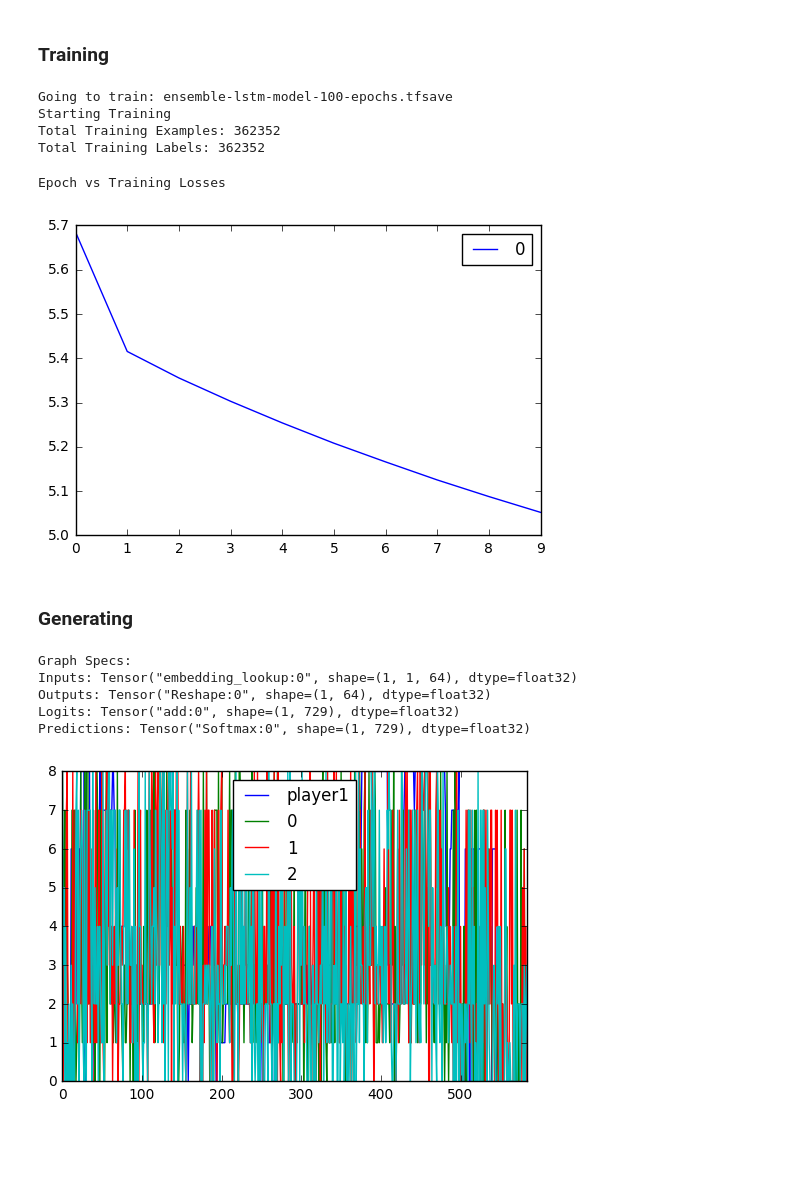
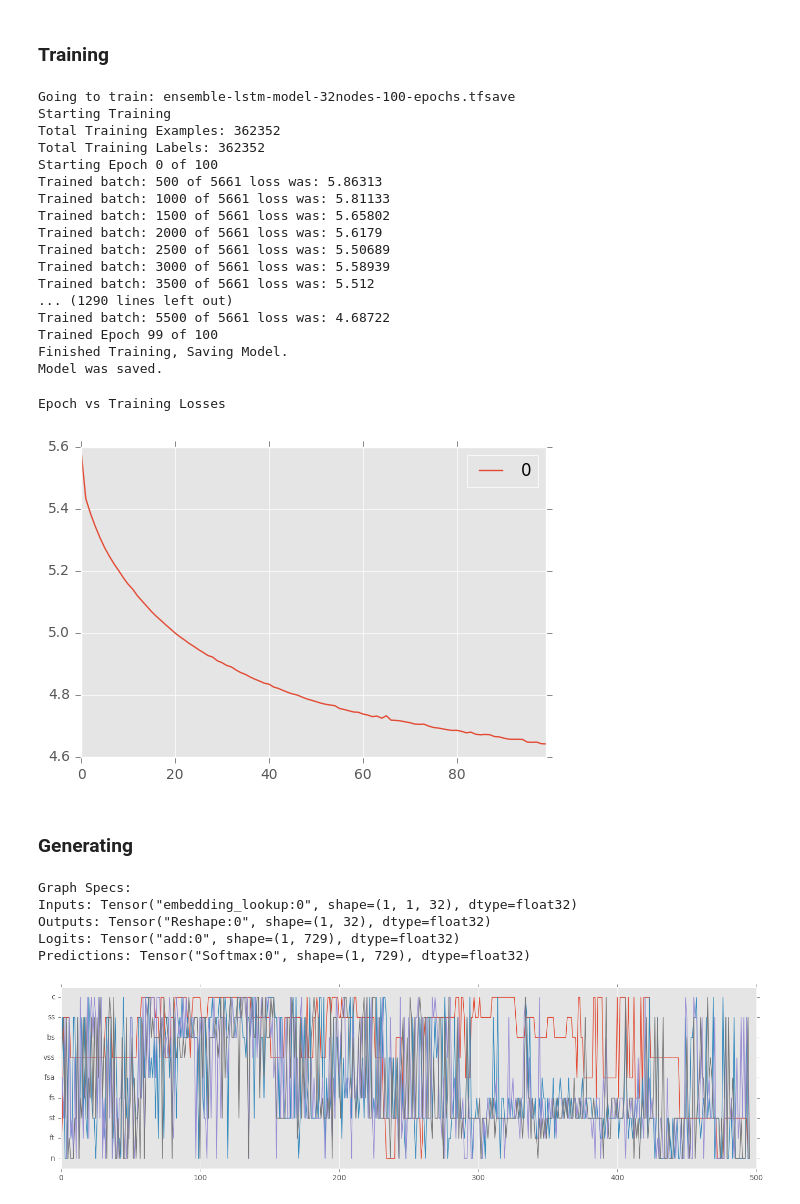
Before and after one commit to cpmpercussion/gesture-rnn, a Jupyter notebook: ensemble-level-LSTM-model.ipynb, the cells around one changed output. Drawn from its saved outputs; the diff is of its cells as text; code cells hidden in the pictures; blank space fills up the shorter version.

Commit message:
adding in trained models

```diff
--- a/ensemble-level-LSTM-model.ipynb
+++ b/ensemble-level-LSTM-model.ipynb
@@ -164,7 +162,7 @@ def reset_graph():
 
 ## Training Network
 ## Hyperparameters for training
-num_nodes = 64
+num_nodes = 32 # tried 64
 num_classes = vocabulary_size
 num_output_classes = vocabulary_size ** num_output_performers
 batch_size = 64
@@ -225,7 +223,7 @@ Predictions: Tensor("Softmax:0", shape=(7680, 729), dtype=float32)
 num_epochs = 100
 tf.set_random_seed(2345)
 
-model_name = "ensemble-lstm-model-" + str(num_epochs) +  "-epochs.tfsave"
+model_name = "ensemble-lstm-model-32nodes-" + str(num_epochs) +  "-epochs.tfsave"
 print("Going to train: " + model_name)
 
 with tf.Session() as sess:
@@ -260,10 +258,23 @@ with tf.Session() as sess:
     print("Model was saved.")
     #tf.train.Saver()
 # %% [output]
-Going to train: ensemble-lstm-model-100-epochs.tfsave
+Going to train: ensemble-lstm-model-32nodes-100-epochs.tfsave
 Starting Training
 Total Training Examples: 362352
 Total Training Labels: 362352
+Starting Epoch 0 of 100
+Trained batch: 500 of 5661 loss was: 5.86313
+Trained batch: 1000 of 5661 loss was: 5.81133
+Trained batch: 1500 of 5661 loss was: 5.65802
+Trained batch: 2000 of 5661 loss was: 5.6179
+Trained batch: 2500 of 5661 loss was: 5.50689
+Trained batch: 3000 of 5661 loss was: 5.58939
+Trained batch: 3500 of 5661 loss was: 5.512
+... (1290 lines left out)
+Trained batch: 5500 of 5661 loss was: 4.68722
+Trained Epoch 99 of 100
+Finished Training, Saving Model.
+Model was saved.
 # %%
 ## Plot Training Results:
 a = pd.DataFrame(training_losses)
@@ -271,7 +282,7 @@ print("Epoch vs Training Losses")
 plt.show(a.plot())
 # %% [output]
 Epoch vs Training Losses
-[figure, old version]
+[figure, new version]
 # %% [markdown]
 ### Generating
 # %%
@@ -316,8 +327,8 @@ with graph.as_default():
     print("Predictions: " + str(predictions))
 # %% [output]
 Graph Specs:
-Inputs: Tensor("embedding_lookup:0", shape=(1, 1, 64), dtype=float32)
-Outputs: Tensor("Reshape:0", shape=(1, 64), dtype=float32)
+Inputs: Tensor("embedding_lookup:0", shape=(1, 1, 32), dtype=float32)
+Outputs: Tensor("Reshape:0", shape=(1, 32), dtype=float32)
 Logits: Tensor("add:0", shape=(1, 729), dtype=float32)
 Predictions: Tensor("Softmax:0", shape=(1, 729), dtype=float32)
 # %%
@@ -330,33 +341,33 @@ player_one = player_one.tolist()
 
 with tf.Session() as sess:
     # possibly restore all variables
     sess.run(tf.initialize_all_variables())
     saver.restore(sess, "./"+model_name)
 
     # start generating output
     state = None
     output_perf = []
 
     for current_step in player_one:
         if state is not None:
             feed_dict = {x: [[current_step]], init_state: state}
         else:
             feed_dict = {x: [[current_step]]}
         preds,state = sess.run([predictions,final_state],feed_dict=feed_dict)
         current_step = np.random.choice(num_output_classes,1,p=np.squeeze(preds))[0] # choose the output step
         output_perf.append(current_step)
 
 
 out = np.array([decode_ensemble_gestures(num_output_performers,i) for i in output_perf])
 len(out.T)
 
 for i, seq in enumerate(out.T):
     generated_performance[i] = seq
 
 #output_perf = pd.DataFrame({j:output_perf})
 #generated_performance[j] = output_perf[j]
 
-#generated_performance.to_csv("100epoch-120step-performances")
-plt.show(generated_performance.plot())
+#generated_performance.to_csv("100epoch-ensemble-performances")
+plot_gesture_only_score("100 epochs", generated_performance)
 # %% [output]
-[figure, old version]
+[figure, new version]
```
Also changed, not shown: parts of 5 cells of this notebook, 1 other file.
